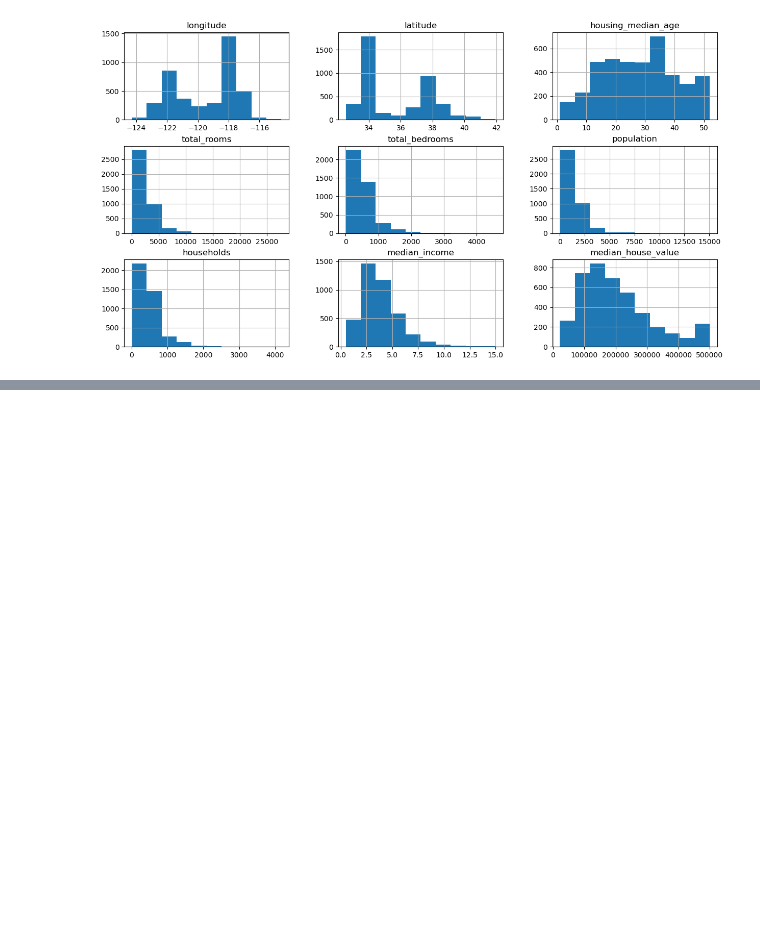
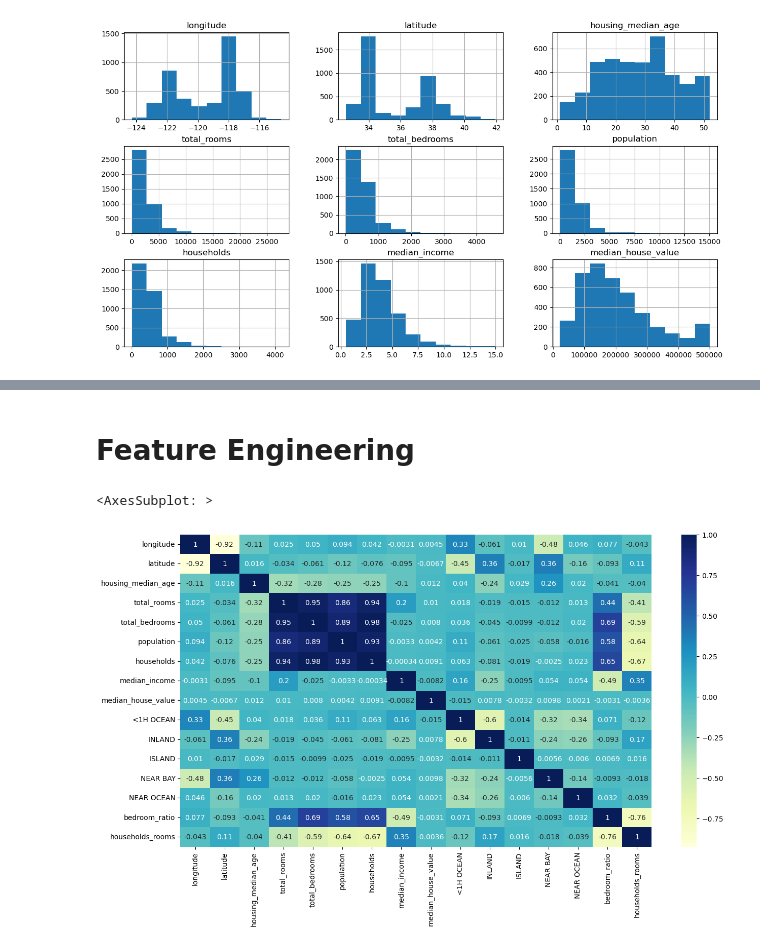
Before and after one commit to Griffoo91/House_Price_Prediction2, a Jupyter notebook: main.ipynb, the cells around one changed output, grey strips where cells are left out. Drawn from its saved outputs; the diff is of its cells as text; code cells hidden in the pictures; blank space fills up the shorter version.

Commit message:
7th commit:feature engineering

```diff
--- a/main.ipynb
+++ b/main.ipynb
@@ -121,0 +122,11 @@ sns.scatterplot(x="latitude", y="longitude", data =train_data,hue="median_house_
+# %% [markdown]
+# Feature Engineering
+# %%
+train_data["bedroom_ratio"] = train_data["total_bedrooms"] / train_data["total_rooms"]
+train_data["households_rooms"] = train_data["total_rooms"] / train_data["households"]
+# %%
+plt.figure(figsize=(15, 8))
+sns.heatmap(train_data.corr(), annot=True, cmap="YlGnBu")
+# %% [output]
+<AxesSubplot: >
+[figure, added]
```
Also changed, not shown: parts of 3 cells of this notebook.
